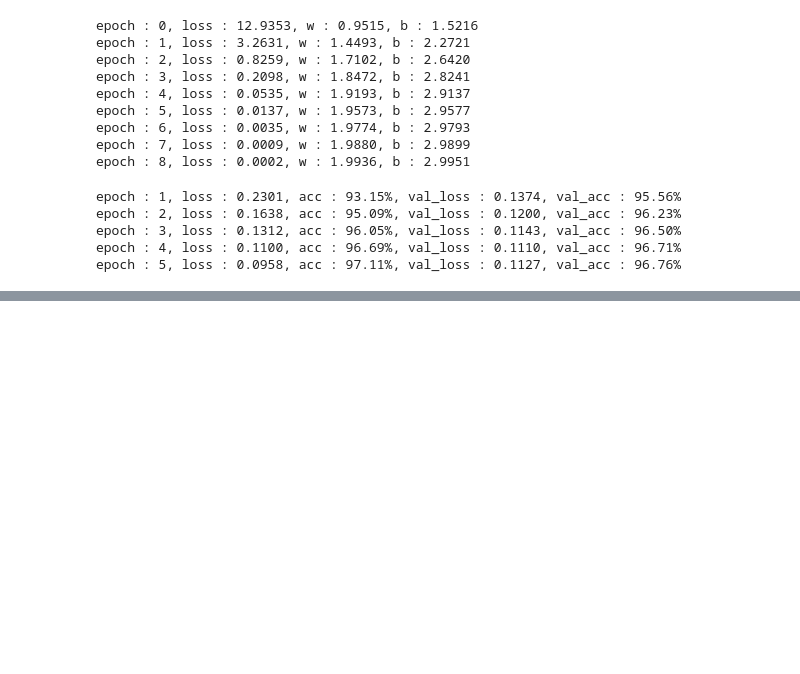
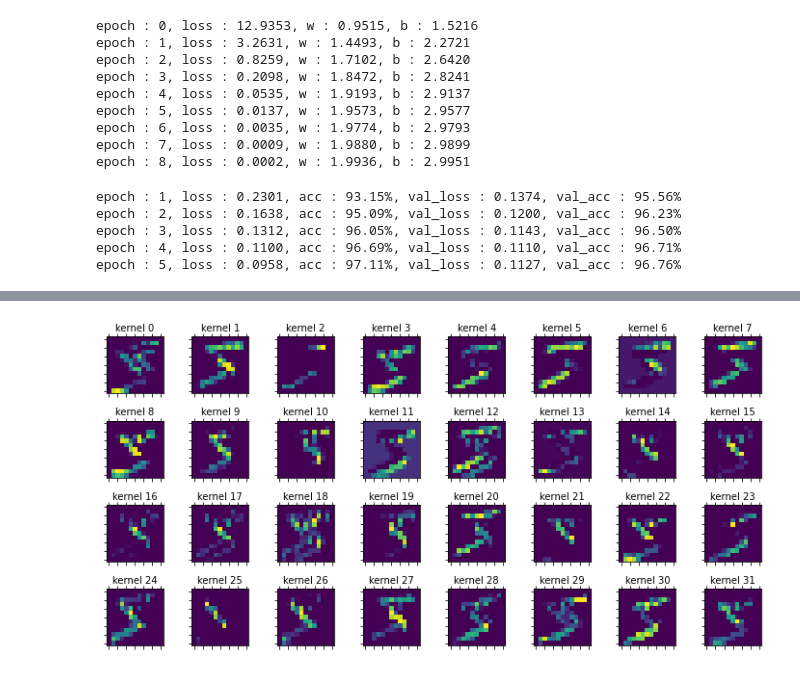
Before and after one commit to limit9895/Study, a Jupyter notebook: Tensorflow_study.ipynb, the cells around one changed output, grey strips where cells are left out. Drawn from its saved outputs; the diff is of its cells as text; code cells hidden in the pictures; blank space fills up the shorter version.

```diff
--- a/Tensorflow_study.ipynb
+++ b/Tensorflow_study.ipynb
@@ -1777,0 +2018,15 @@ epoch : 5, loss : 0.0958, acc : 97.11%, val_loss : 0.1127, val_acc : 96.76%
+# %%
+#Pooling 시각화
+fig, axes = plt.subplots(4,8)
+fig.set_size_inches(10,5)
+
+for i in range(32):
+    axes[i//8, i%8].matshow(pooling_activation[0,:,:,i], cmap='viridis')
+    axes[i//8, i%8].set_title('kernel %s'%str(i),fontsize=10)
+    plt.setp(axes[i//8, i%8].get_xticklabels(),visible=False)
+    plt.setp(axes[i//8, i%8].get_yticklabels(),visible=False)
+
+plt.tight_layout()
+plt.show()
+# %% [output]
+[figure, added]
```
Also changed, not shown: parts of 17 cells of this notebook.
